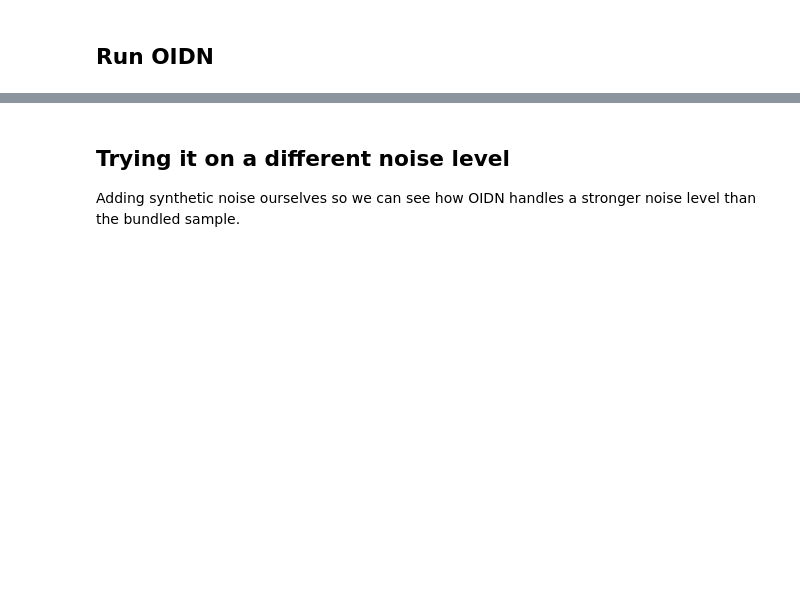
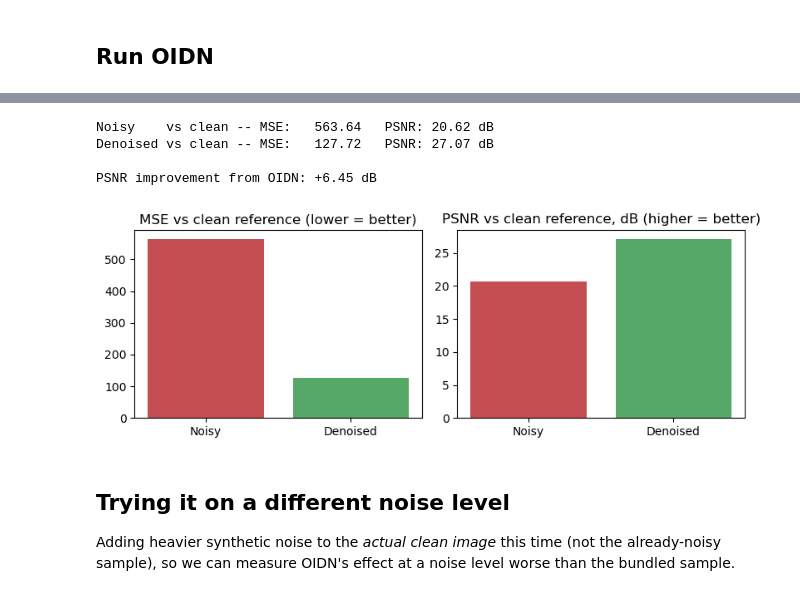
Before and after one commit to Udbhav748/PIXEL-AI, a Jupyter notebook: notebooks/01_OIDN.ipynb, the cells around one changed output, grey strips where cells are left out. Saved outputs shown, nothing was run; the diff lists cells and outputs as text; code cells hidden in the pictures; blank space fills up the shorter version.

```diff
--- a/notebooks/01_OIDN.ipynb
+++ b/notebooks/01_OIDN.ipynb
@@ -42,5 +62,45 @@ plt.show()
+# %%
+def mse(a: Image.Image, b: Image.Image) -> float:
+    arr_a = np.asarray(a.convert("RGB"), dtype=np.float64)
+    arr_b = np.asarray(b.convert("RGB"), dtype=np.float64)
+    return float(np.mean((arr_a - arr_b) ** 2))
+
+
+def psnr(a: Image.Image, b: Image.Image) -> float:
+    error = mse(a, b)
+    if error == 0:
+        return float("inf")
+    return 10 * np.log10((255.0 ** 2) / error)
+
+
+noisy_mse, noisy_psnr = mse(noisy_image, clean_image), psnr(noisy_image, clean_image)
+denoised_mse, denoised_psnr = mse(denoised_image, clean_image), psnr(denoised_image, clean_image)
+
+print(f"Noisy    vs clean -- MSE: {noisy_mse:8.2f}   PSNR: {noisy_psnr:5.2f} dB")
+print(f"Denoised vs clean -- MSE: {denoised_mse:8.2f}   PSNR: {denoised_psnr:5.2f} dB")
+print()
+print(f"PSNR improvement from OIDN: {denoised_psnr - noisy_psnr:+.2f} dB")
+# %% [output]
+Noisy    vs clean -- MSE:   563.64   PSNR: 20.62 dB
+Denoised vs clean -- MSE:   127.72   PSNR: 27.07 dB
+
+PSNR improvement from OIDN: +6.45 dB
+# %%
+fig, axes = plt.subplots(1, 2, figsize=(8, 3))
+
+axes[0].bar(["Noisy", "Denoised"], [noisy_mse, denoised_mse], color=["#C44E52", "#55A868"])
+axes[0].set_title("MSE vs clean reference (lower = better)")
+
+axes[1].bar(["Noisy", "Denoised"], [noisy_psnr, denoised_psnr], color=["#C44E52", "#55A868"])
+axes[1].set_title("PSNR vs clean reference, dB (higher = better)")
+
+plt.tight_layout()
+plt.savefig(RESULTS_DIR / "metrics.png", bbox_inches="tight")
+plt.show()
+# %% [output]
+[figure, added]
 # %% [markdown]
 ## Trying it on a different noise level
 
-Adding synthetic noise ourselves so we can see how OIDN handles a stronger noise level than the bundled sample.
+Adding heavier synthetic noise to the *actual clean image* this time (not the already-noisy sample), so we can measure OIDN's effect at a noise level worse than the bundled sample.
 # %%
```
Also changed, not shown: parts of 7 cells of this notebook, 12 other files.
